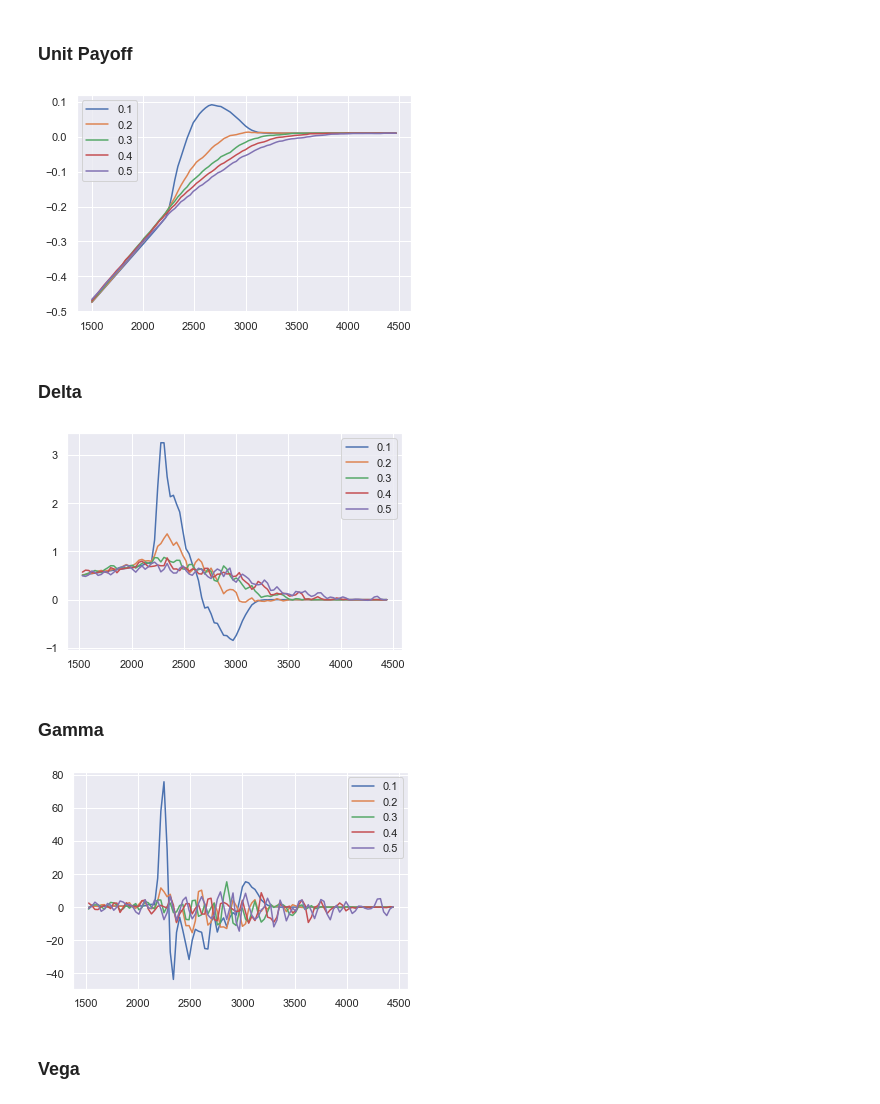
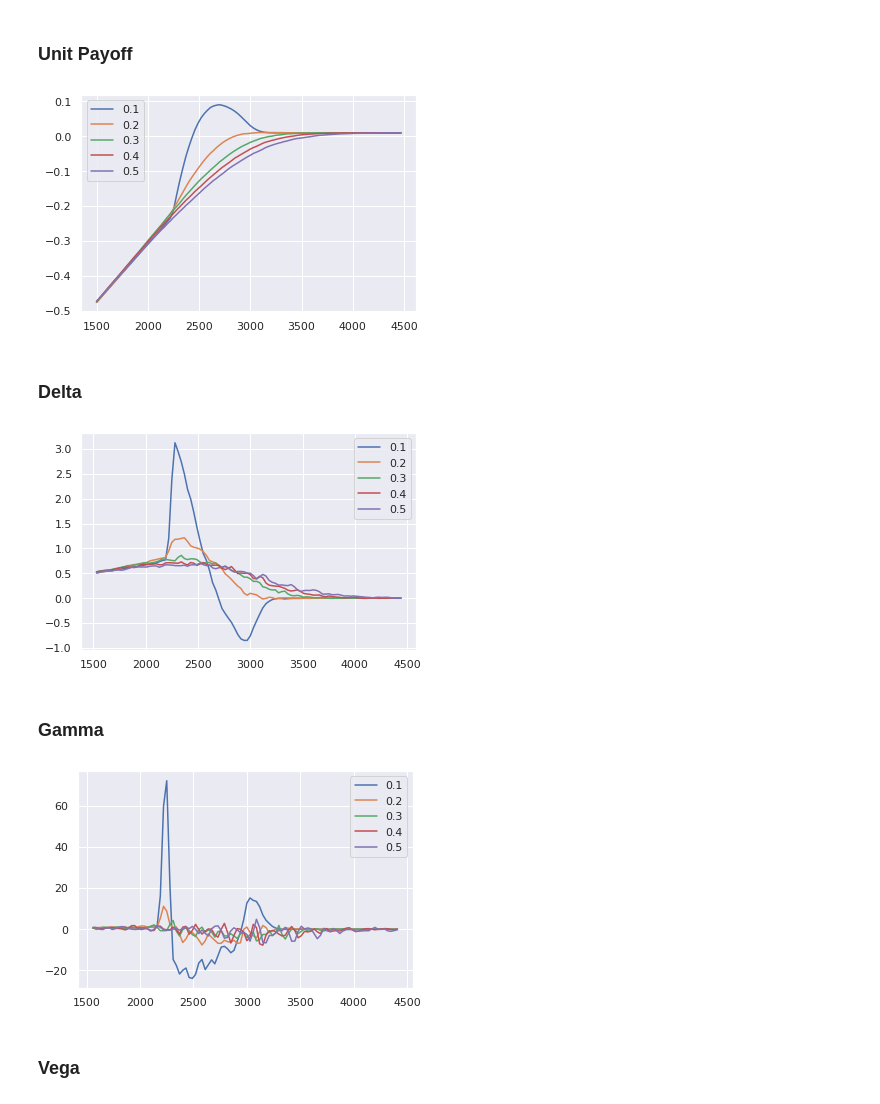
Before and after one commit to coder-sword-magic/autocallable_barrier_reverse_convertibles_aka_snowball_structure, a Jupyter notebook: monte_carlo_for_ABRC.ipynb, the cells around one changed output. Saved outputs shown, nothing was run; the diff lists cells and outputs as text; code cells hidden in the pictures.

```diff
--- a/monte_carlo_for_ABRC.ipynb
+++ b/monte_carlo_for_ABRC.ipynb
@@ -192,32 +192,31 @@ sigma_lst=[0.1,0.2,0.3,0.4,0.5]
 payoffs,delta,gamma,vega,rho,theta=dict(),dict(),dict(),dict(),dict(),dict()
 for sigma in sigma_lst:
     payoffs[sigma],delta[sigma],gamma[sigma],vega[sigma],rho[sigma],theta[sigma]=dict(),dict(),dict(),dict(),dict(),dict()
-for sigma in sigma_lst:
     for vd_price in tqdm(np.arange(1500,4500,30)):
         p = dict(sigma=sigma,vd_price=vd_price)
         params.update(p)
-        payoffs[sigma][vd_price] = simulate(**params,M=1000)
+        payoffs[sigma][vd_price] = simulate(**params,M=10000)
 # %% [markdown]
 ### Unit Payoff
 # %%
 for sigma in sigma_lst:
-    plt.plot(payoffs[sigma].keys(),payoffs[sigma].values())
+  plt.plot(list(payoffs[sigma].keys()),list(payoffs[sigma].values()))
 plt.legend(sigma_lst)
 plt.show()
 # %% [output]
-[figure, old version]
+[figure, new version]
 # %% [markdown]
 ### Delta
 # %%
 for sigma in sigma_lst:
     for vd_price in np.arange(1530,4470,30):
         delta[sigma][vd_price] = (payoffs[sigma][vd_price+30]-payoffs[sigma][vd_price-30])/(60/vd_price)
 for sigma in sigma_lst:
-    plt.plot(delta[sigma].keys(),delta[sigma].values())
+    plt.plot(list(delta[sigma].keys()),list(delta[sigma].values()))
 plt.legend(sigma_lst)
 plt.show()
 # %% [output]
-[figure, old version]
+[figure, new version]
 # %% [markdown]
 ### Gamma
 # %%
@@ -225,11 +224,11 @@ for sigma in sigma_lst:
     for vd_price in np.arange(1560,4440,30):
         gamma[sigma][vd_price] = (delta[sigma][vd_price+30]-delta[sigma][vd_price-30])/(60/vd_price)
 for sigma in sigma_lst:
-    plt.plot(gamma[sigma].keys(),gamma[sigma].values())
+    plt.plot(list(gamma[sigma].keys()),list(gamma[sigma].values()))
 plt.legend(sigma_lst)
 plt.show()
 # %% [output]
-[figure, old version]
+[figure, new version]
 # %% [markdown]
 ### Vega
 # %%
```
Also changed, not shown: parts of 7 cells of this notebook.
